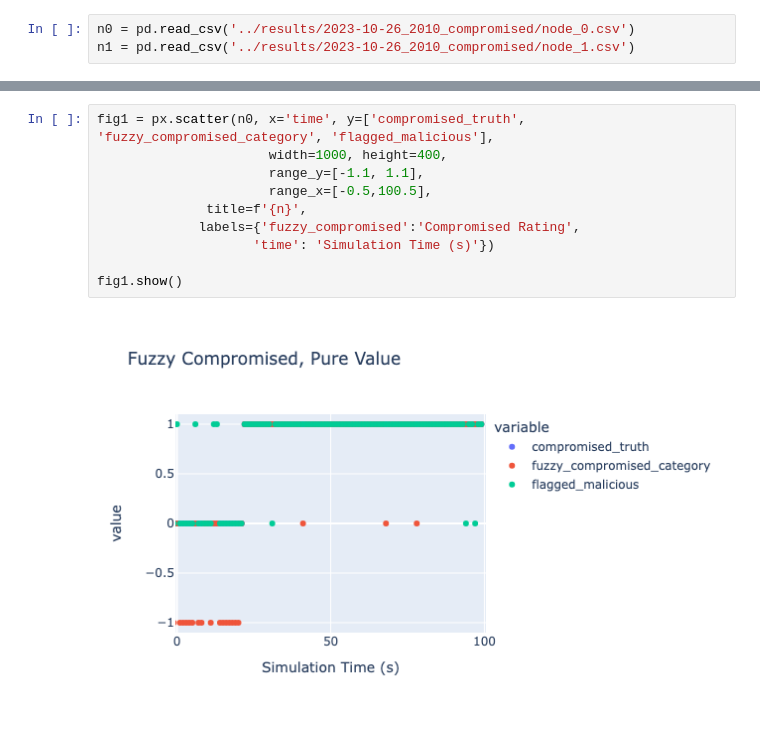
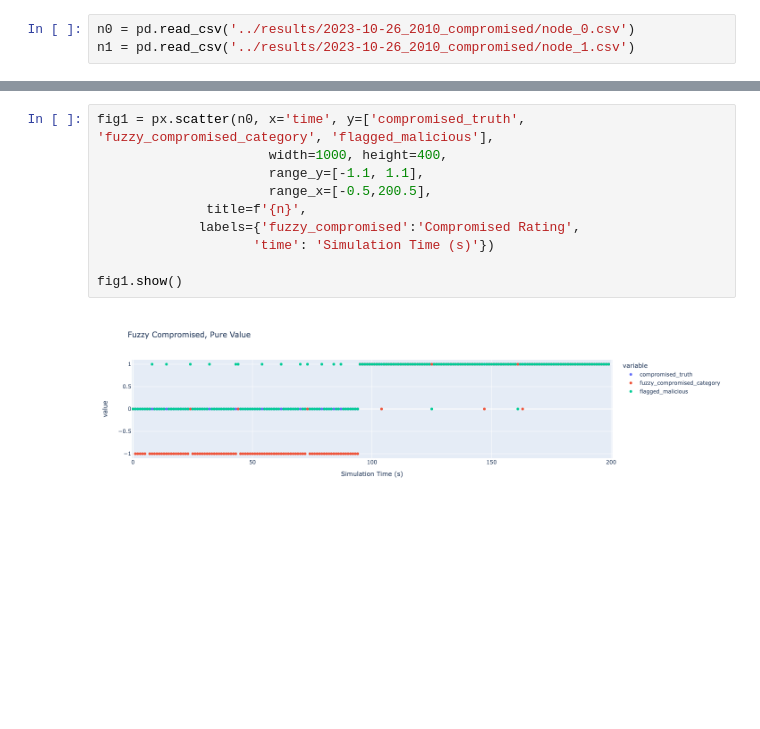
Before and after one commit to carleen/fuzzy-defender, a Jupyter notebook: notebooks/2023-10-26.ipynb, the cells around one changed output, grey strips where cells are left out. Saved outputs shown, nothing was run; the diff lists cells and outputs as text; blank space fills up the shorter version.

```diff
--- a/notebooks/2023-10-26.ipynb
+++ b/notebooks/2023-10-26.ipynb
@@ -17,12 +17,12 @@ n0.head()
 # %%
 fig1 = px.scatter(n0, x='time', y=['compromised_truth', 'fuzzy_compromised_category', 'flagged_malicious'],
                       width=1000, height=400,
                       range_y=[-1.1, 1.1],
-                      range_x=[-0.5,100.5],
+                      range_x=[-0.5,200.5],
               title=f'{n}',
              labels={'fuzzy_compromised':'Compromised Rating',
                     'time': 'Simulation Time (s)'})
 
 fig1.show()
 # %% [output]
-[figure, old version]
+[figure, new version]
```
Also changed, not shown: parts of 1 cell of this notebook, 10 other files.
